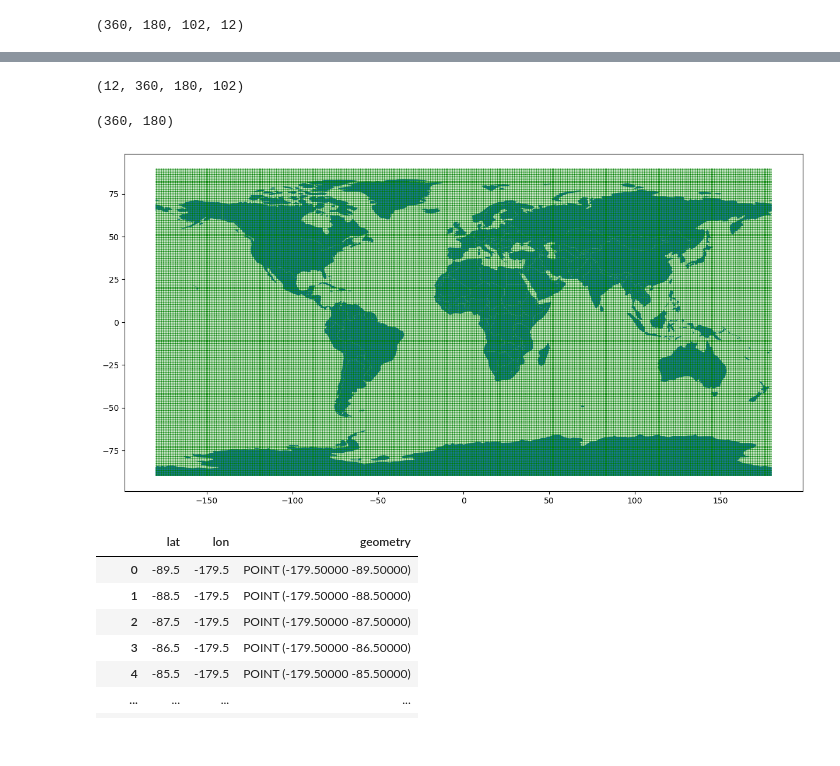
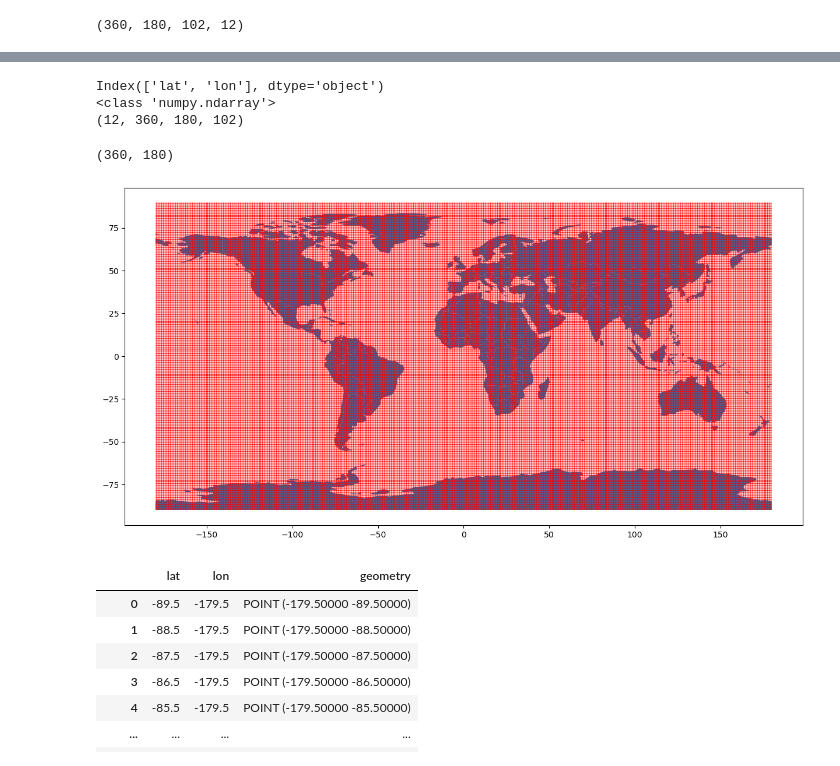
Before and after one commit to varunpatro1/ammonia_OBEG, a Jupyter notebook: grid_processing.ipynb, the cells around one changed output, grey strips where cells are left out. Cells and saved outputs as stored; diff of their text form; code cells hidden in the pictures.

Commit message:
restructured grid plotting code

```diff
--- a/grid_processing.ipynb
+++ b/grid_processing.ipynb
@@ -98,9 +60,15 @@ numpy.ndarray
 # %%
+df = pd.DataFrame({'lat':lat_col})
+df['lon'] = lon_col
+print(df.columns)
+months = np.array(months)
+print(type(months))
 month_names = [None, None, None, None, None, None, None, None, None, None, None, None]
+print(months.shape)
+# %% [output]
+Index(['lat', 'lon'], dtype='object')
+<class 'numpy.ndarray'>
+(12, 360, 180, 102)
-# %%
-months.shape
-# %% [output]
-(12, 360, 180, 102)
 # %%
 jan_depth_1 = months[0,:,:,0]
 # %%
@@ -122,11 +90,11 @@ mar_depth_1.shape
 # %%
 geometry = [Point(xy) for xy in zip(df['lon'], df['lat'])]
 gdf = GeoDataFrame(df, geometry = geometry)
 
 world = gpd.read_file(gpd.datasets.get_path('naturalearth_lowres'))
-gdf.plot(ax = world.plot(figsize = (15,15)), marker = 'o', color = 'green', markersize = 0.5);
+gdf.plot(ax = world.plot(figsize = (15,15)), marker = 'o', color = 'red', markersize = 0.5);
 # %% [output]
-[figure, old version]
+[figure, new version]
 # %%
 depth_1 = [jan_depth_1, feb_depth_1, mar_depth_1, apr_depth_1, may_depth_1, jun_depth_1, \
            jul_depth_1, aug_depth_1, sep_depth_1, octo_depth_1, nov_depth_1, dec_depth_1]
```
Also changed, not shown: parts of 30 cells of this notebook.
